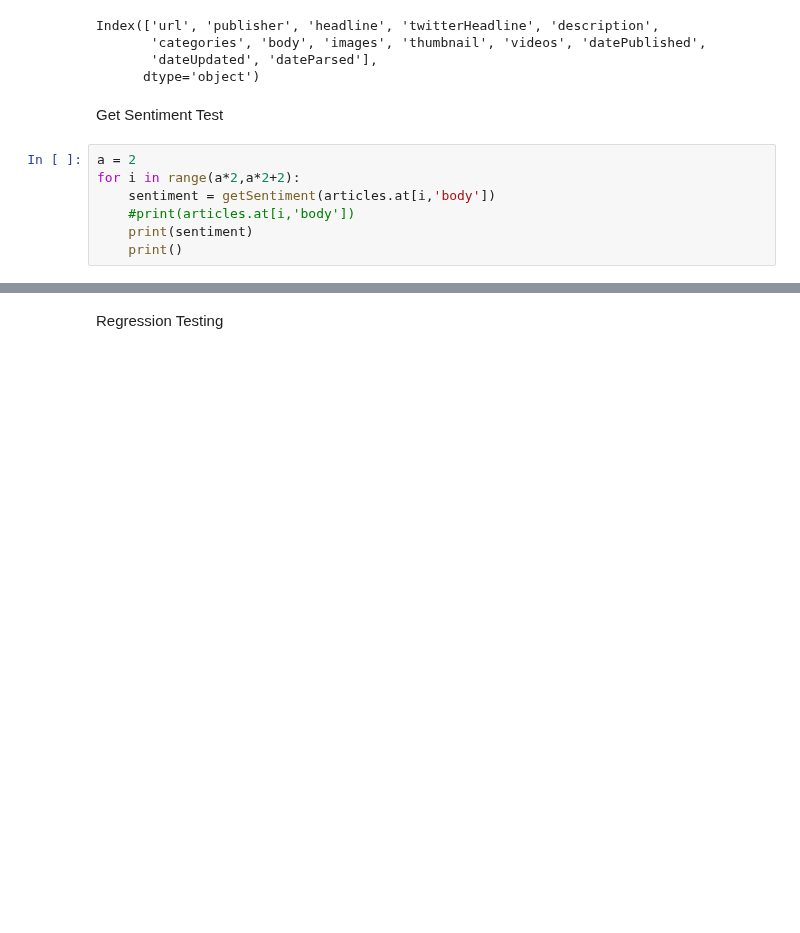
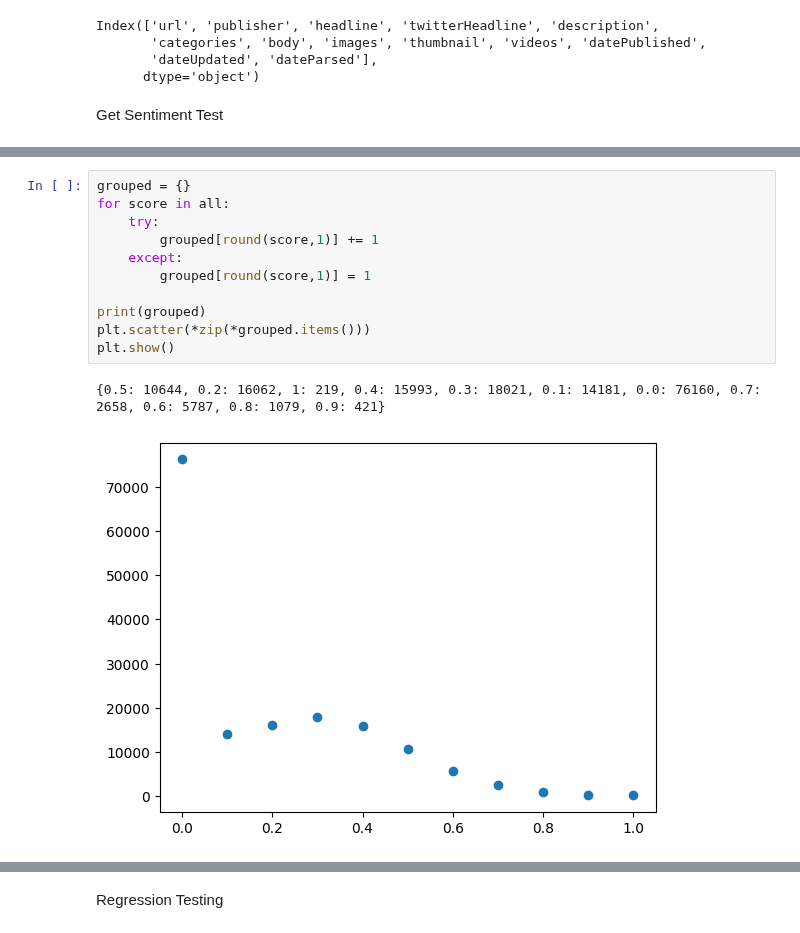
Before and after one commit to TobyBritton1/NewsBiasMapping, a Jupyter notebook: DataAnalysis.ipynb, the cells around one changed output, grey strips where cells are left out. Saved outputs shown, nothing was run; the diff lists cells and outputs as text; blank space fills up the shorter version.

```diff
--- a/DataAnalysis.ipynb
+++ b/DataAnalysis.ipynb
@@ -36,10 +36,3 @@ Index(['url', 'publisher', 'headline', 'twitterHeadline', 'description',
       dtype='object')
 # %% [markdown]
 Get Sentiment Test
-# %%
-a = 2
-for i in range(a*2,a*2+2):
-    sentiment = getSentiment(articles.at[i,'body'])
-    #print(articles.at[i,'body'])
-    print(sentiment)
-    print()
@@ -97,0 +133,14 @@ Counter({0: 70299, 2: 8892, 4: 6483, 6: 5562, 8: 5320, 10: 5135, 12: 4506, 14: 4
+# %%
+grouped = {}
+for score in all:
+    try:
+        grouped[round(score,1)] += 1
+    except:
+        grouped[round(score,1)] = 1
+
+print(grouped)
+plt.scatter(*zip(*grouped.items()))
+plt.show()
+# %% [output]
+{0.5: 10644, 0.2: 16062, 1: 219, 0.4: 15993, 0.3: 18021, 0.1: 14181, 0.0: 76160, 0.7: 2658, 0.6: 5787, 0.8: 1079, 0.9: 421}
+[figure, added]
```
Also changed, not shown: parts of 16 cells of this notebook, 3 other files.
